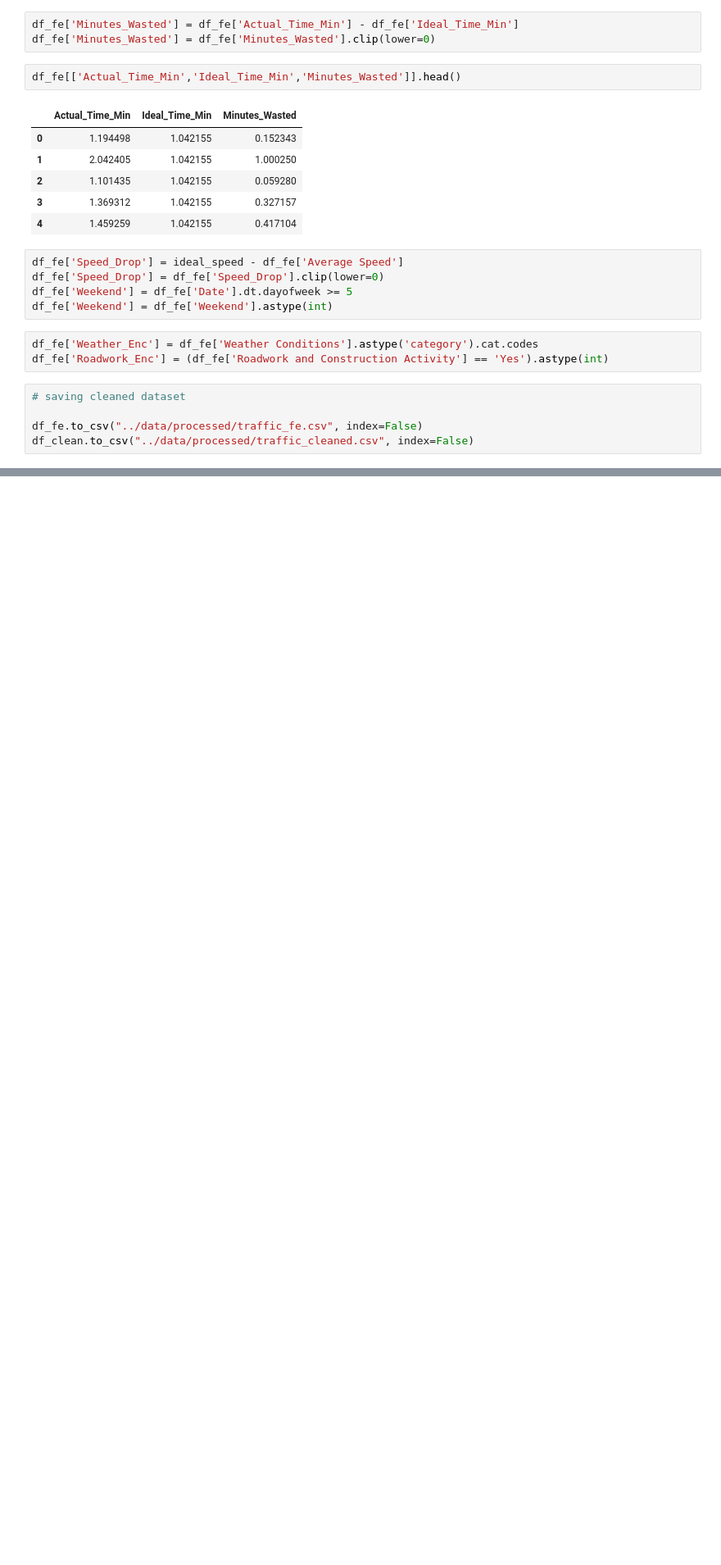
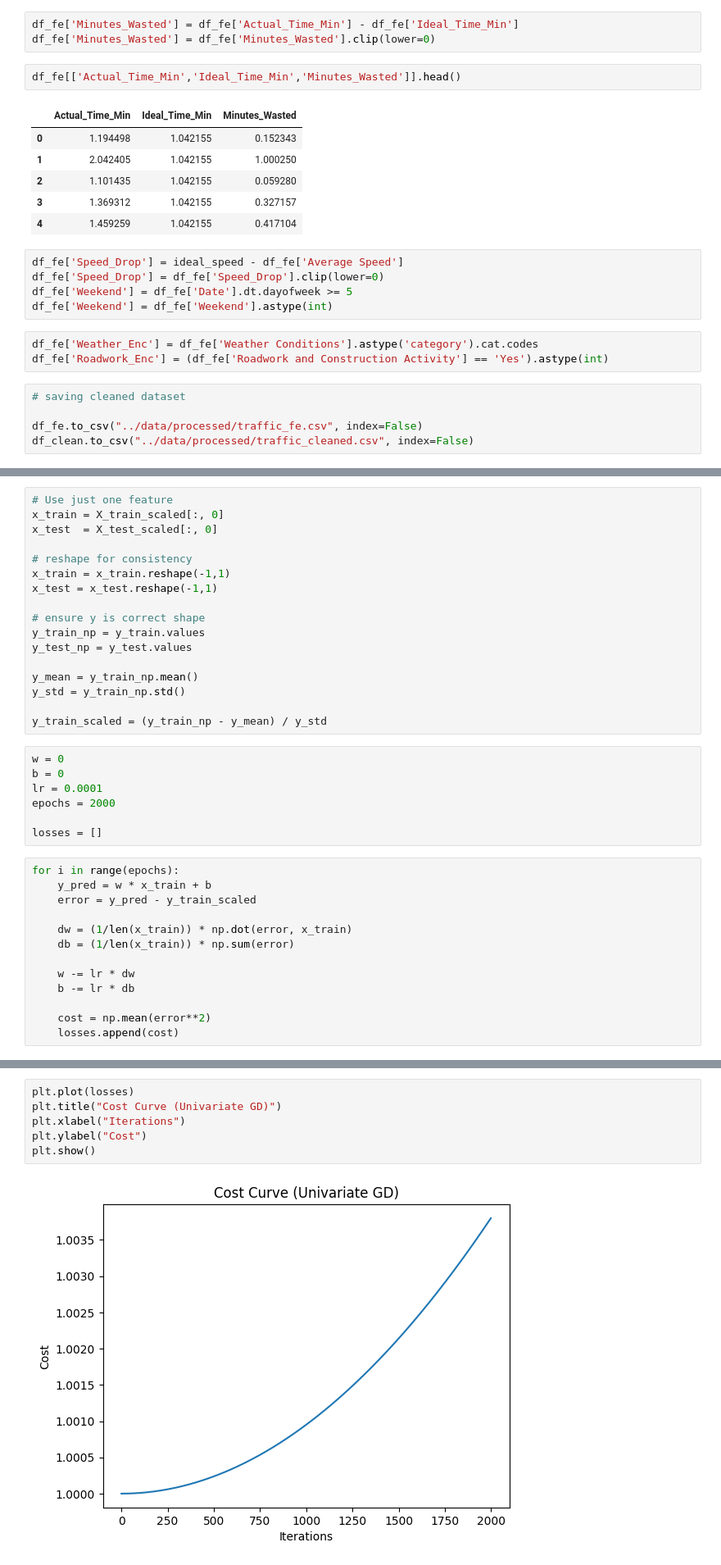
Before and after one commit to parthtiwari-dev/bangalore-traffic-wasted-time-prediction, a Jupyter notebook: notebooks/Traffic_Wasted_Time_Prediction.ipynb, the cells around one changed output, grey strips where cells are left out. Shown at 82% size. Drawn from its saved outputs; the diff is of its cells as text; blank space fills up the shorter version.

Commit message:
Complete ML pipeline: EDA, FE, preprocessing, LR/Ridge/Lasso modeling, evaluation, visuals, insights, conclusion.

```diff
--- a/notebooks/Traffic_Wasted_Time_Prediction.ipynb
+++ b/notebooks/Traffic_Wasted_Time_Prediction.ipynb
@@ -219,0 +296,37 @@ df_clean.to_csv("../data/processed/traffic_cleaned.csv", index=False)
+# %%
+# Use just one feature
+x_train = X_train_scaled[:, 0]
+x_test  = X_test_scaled[:, 0]
+
+# reshape for consistency
+x_train = x_train.reshape(-1,1)
+x_test = x_test.reshape(-1,1)
+
+# ensure y is correct shape
+y_train_np = y_train.values
+y_test_np = y_test.values
+
+y_mean = y_train_np.mean()
+y_std = y_train_np.std()
+
+y_train_scaled = (y_train_np - y_mean) / y_std
+# %%
+w = 0
+b = 0
+lr = 0.0001
+epochs = 2000
+
+losses = []
+# %%
+for i in range(epochs):
+    y_pred = w * x_train + b
+    error = y_pred - y_train_scaled
+
+    dw = (1/len(x_train)) * np.dot(error, x_train)
+    db = (1/len(x_train)) * np.sum(error)
+
+    w -= lr * dw
+    b -= lr * db
+
+    cost = np.mean(error**2)
+    losses.append(cost)
@@ -219,0 +335,8 @@ df_clean.to_csv("../data/processed/traffic_cleaned.csv", index=False)
+# %%
+plt.plot(losses)
+plt.title("Cost Curve (Univariate GD)")
+plt.xlabel("Iterations")
+plt.ylabel("Cost")
+plt.show()
+# %% [output]
+[figure, added]
```
Also changed, not shown: parts of 47 cells of this notebook.
